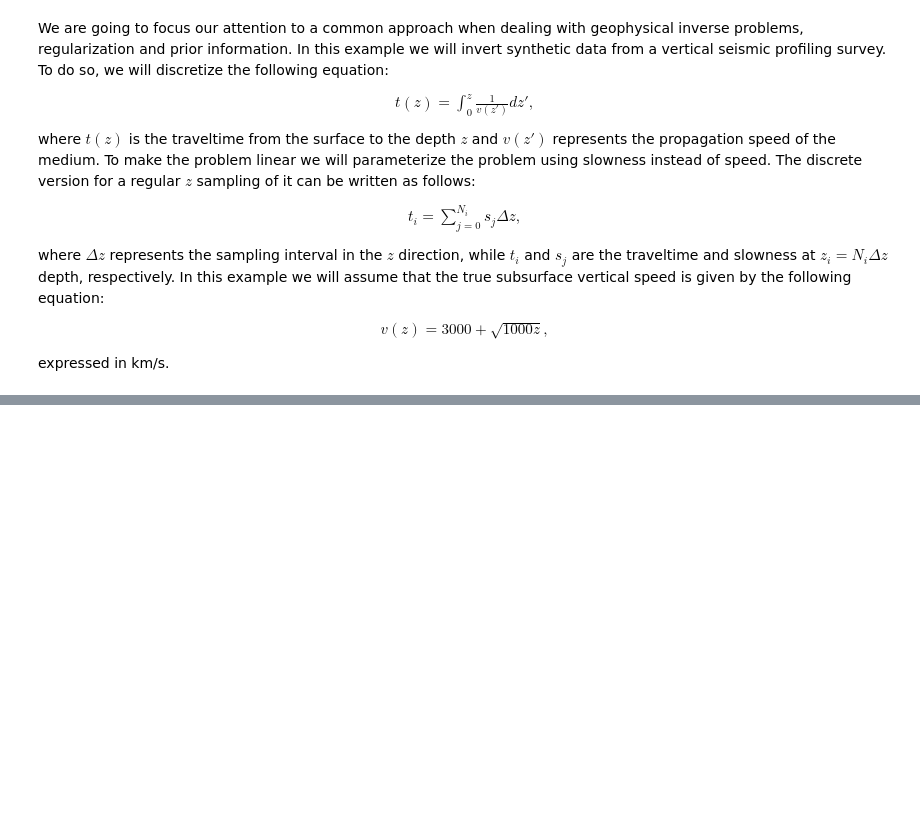
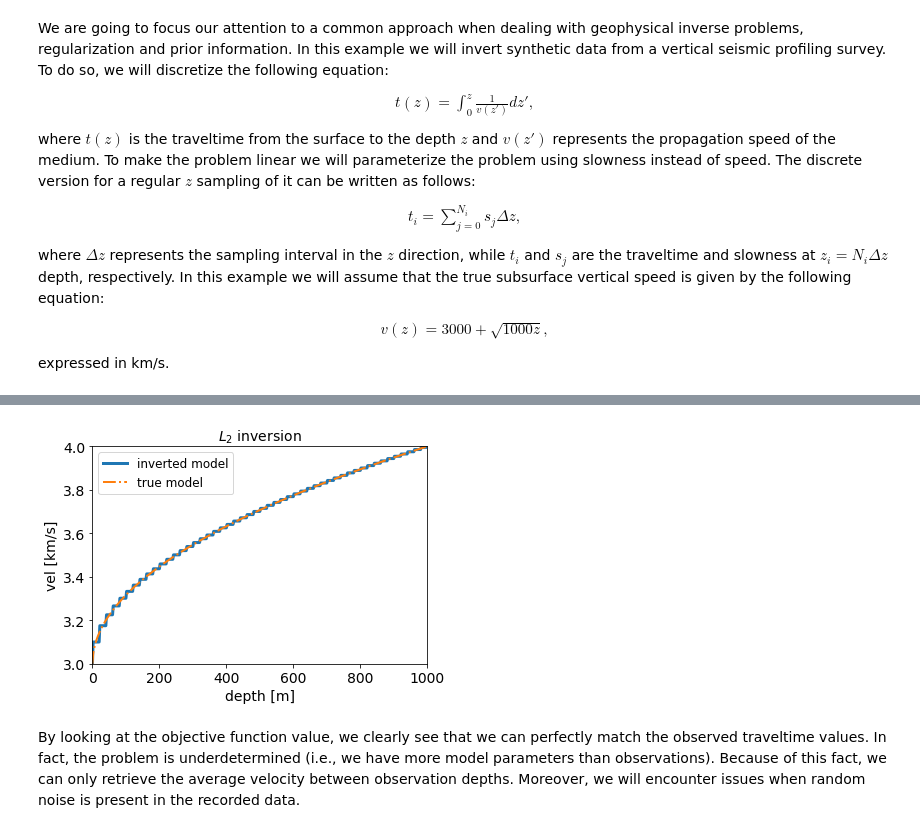
Before and after one commit to arustamm/pythonSolver, a Jupyter notebook: GenericSolver/notebooks/VSP Regularization.ipynb, the cells around one changed output, grey strips where cells are left out. Saved outputs shown, nothing was run; the diff lists cells and outputs as text; code cells hidden in the pictures; blank space fills up the shorter version.

```diff
--- a/GenericSolver/notebooks/VSP Regularization.ipynb
+++ b/GenericSolver/notebooks/VSP Regularization.ipynb
@@ -136,0 +183,14 @@ plt.plot(VSP_prob.model.getNdArray())
+# %%
+fig,ax=plt.subplots()
+plt.plot(z,1.e-3/VSP_prob.model.getNdArray(),label='inverted model',linewidth=3)
+plt.plot(z,1.e-3*vel,label='true model',linewidth=2,linestyle='-.')
+plt.xlabel("depth [m]")
+plt.ylabel("vel [km/s]")
+ax.legend()
+plt.ylim(3,4)
+plt.xlim(0,1000)
+_=plt.title("$L_2$ inversion")
+# %% [output]
+[figure, added]
+# %% [markdown]
+By looking at the objective function value, we clearly see that we can perfectly match the observed traveltime values. In fact, the problem is underdetermined (i.e., we have more model parameters than observations). Because of this fact, we can only retrieve the average velocity between observation depths. Moreover, we will encounter issues when random noise is present in the recorded data.
```
Also changed, not shown: parts of 25 cells of this notebook.
